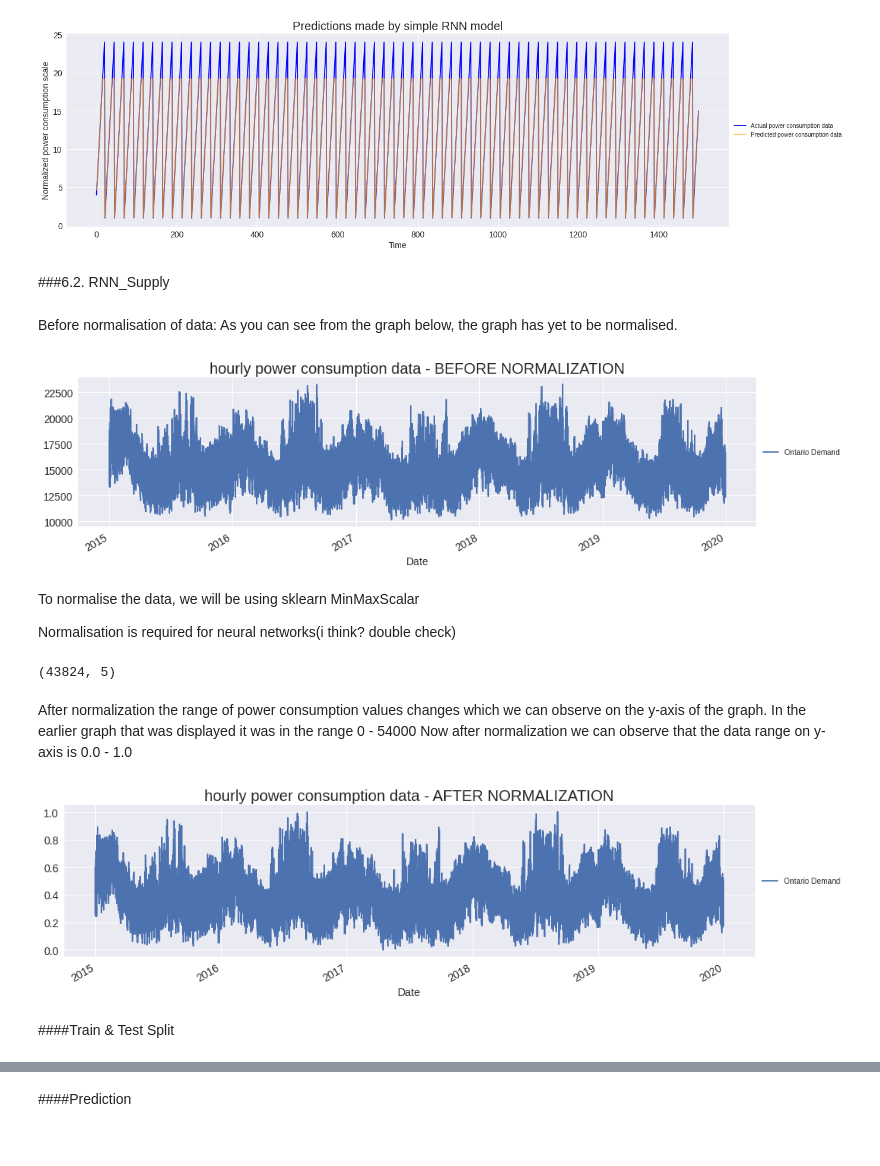
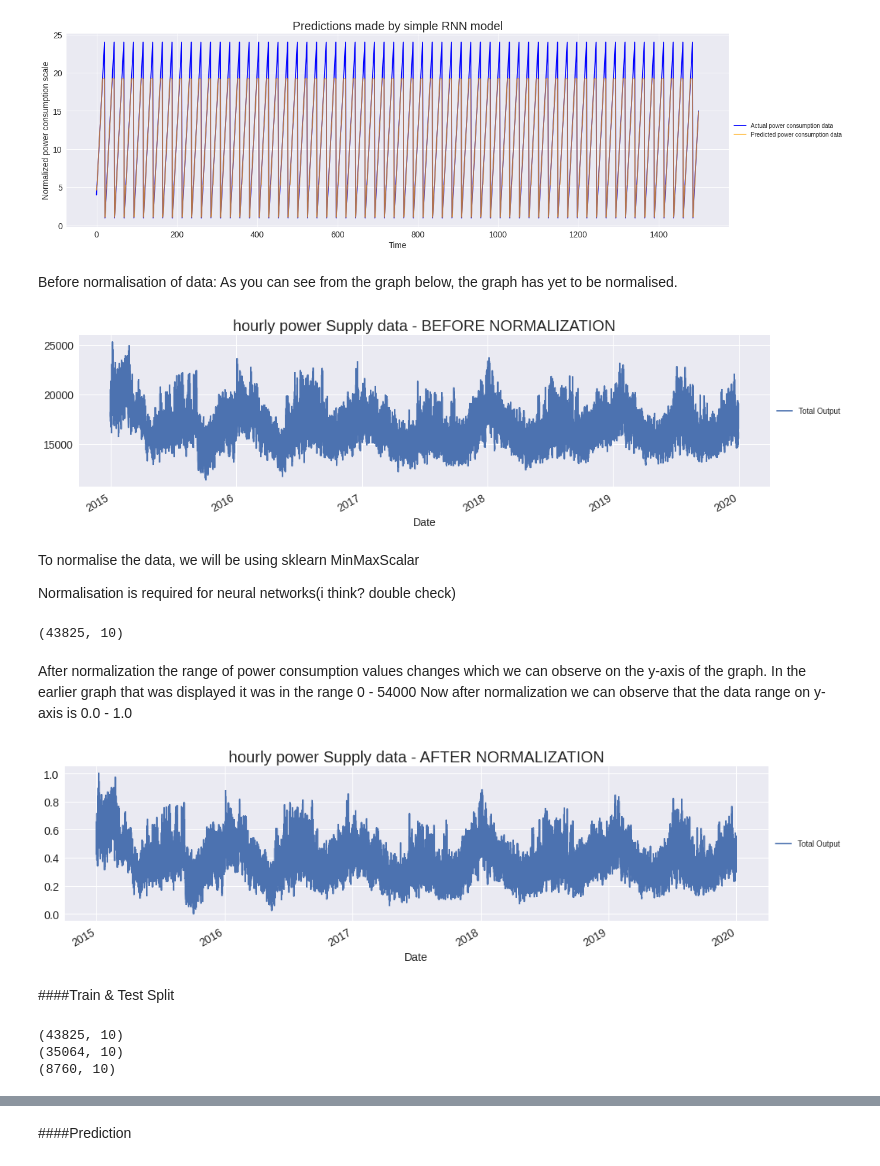
Before and after one commit to janosepah/ML_Project, a Jupyter notebook: Final_Project.ipynb, the cells around one changed output, grey strips where cells are left out. Cells and saved outputs as stored; diff of their text form; code cells hidden in the pictures.

```diff
--- a/Final_Project.ipynb
+++ b/Final_Project.ipynb
@@ -860,18 +831,16 @@ plt.gca().legend(loc='center left', bbox_to_anchor=(1, 0.5))
 plt.show()
 # %% [output]
 [figure]
-# %% [markdown]
-###6.2. RNN_Supply
 # %% [markdown]
 Before normalisation of data: As you can see from the graph below, the graph has yet to be normalised.
 # %%
-Demand['Ontario Demand'].plot(figsize=(16,4),legend=True)
+Supply['Total Output'].plot(figsize=(16,4),legend=True)
 
-plt.title('hourly power consumption data - BEFORE NORMALIZATION')
+plt.title('hourly power Supply data - BEFORE NORMALIZATION')
 plt.gca().legend(loc='center left', bbox_to_anchor=(1, 0.5))
 plt.show()
 # %% [output]
-[figure, old version]
+[figure, new version]
 # %% [markdown]
 To normalise the data, we will be using sklearn MinMaxScalar
 
@@ -879,24 +848,24 @@ Normalisation is required for neural networks(i think? double check)
 # %%
 def normalize_data(df):
     scaler = sklearn.preprocessing.MinMaxScaler()
-    df['Ontario Demand']=scaler.fit_transform(df['Ontario Demand'].values.reshape(-1,1))
+    df['Total Output']=scaler.fit_transform(df['Total Output'].values.reshape(-1,1))
     return df
 
-Demand_norm = normalize_data(AllDemand)
-Demand_norm.shape
+Supply_norm = normalize_data(Supply)
+Supply_norm.shape
 # %% [output]
-(43824, 5)
+(43825, 10)
 # %% [markdown]
 After normalization the range of power consumption values changes which we can observe on the y-axis of the graph. In the earlier graph that was displayed it was in the range 0 - 54000
 Now after normalization we can observe that the data range on y-axis is 0.0 - 1.0
 # %%
-Demand_norm['Ontario Demand'].plot(figsize=(16,4),legend=True)
+Supply_norm['Total Output'].plot(figsize=(16,4),legend=True)
 
-plt.title('hourly power consumption data - AFTER NORMALIZATION')
+plt.title('hourly power Supply data - AFTER NORMALIZATION')
 plt.gca().legend(loc='center left', bbox_to_anchor=(1, 0.5))
 
 plt.show()
 # %% [output]
-[figure, old version]
+[figure, new version]
 # %% [markdown]
 ####Train & Test Split
@@ -932,0 +876,8 @@ def load_data(stock, seq_len):
+# %%
+print(Supply.shape)
+print(Supply_train.shape)
+print(Supply_test.shape)
+# %% [output]
+(43825, 10)
+(35064, 10)
+(8760, 10)
```
Also changed, not shown: parts of 30 cells of this notebook.
